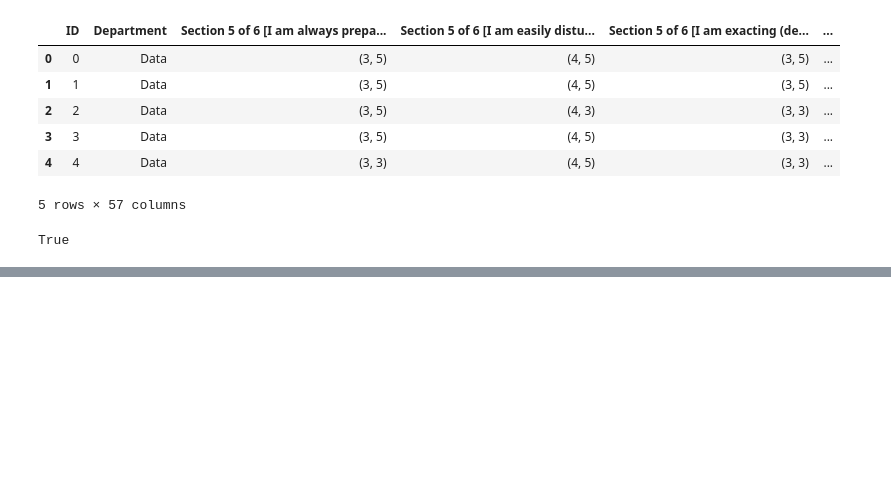
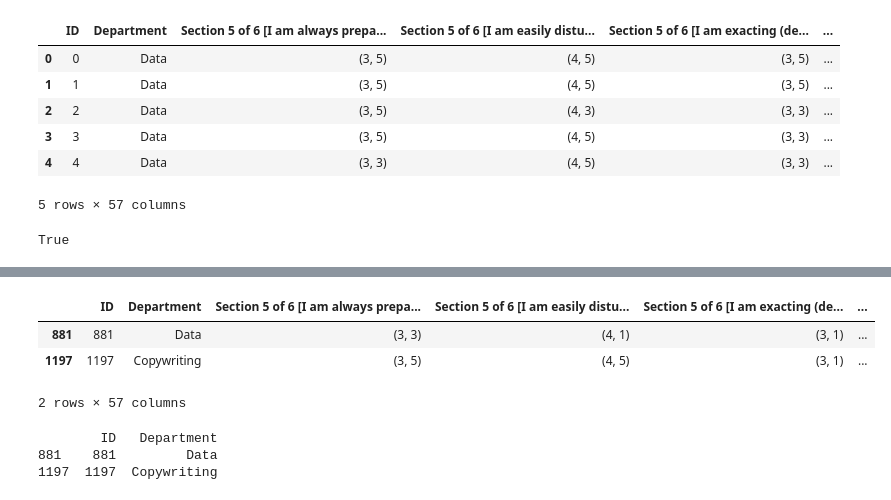
Before and after one commit to Sibusiso1995/Data-wrangling, a Jupyter notebook: data_wrangling.ipynb, the cells around one changed output, grey strips where cells are left out. Saved outputs shown, nothing was run; the diff lists cells and outputs as text; code cells hidden in the pictures; blank space fills up the shorter version.

```diff
--- a/data_wrangling.ipynb
+++ b/data_wrangling.ipynb
@@ -103,0 +89,17 @@ True
+# %%
+#Conditioning the merged dataframe
+score = score_dep[(score_dep['Conscientiousness']<30) & (score_dep['Agreeableness']<30) & (score_dep['Emotional Stability'] <30)]
+score
+# %% [output]
+|  | ID | Department | Section 5 of 6 [I am always prepa... | Section 5 of 6 [I am easily distu... | Section 5 of 6 [I am exacting (de... | ... |
+| 881 | 881 | Data | (3, 3) | (4, 1) | (3, 1) | ... |
+| 1197 | 1197 | Copywriting | (3, 5) | (4, 5) | (3, 1) | ... |
+2 rows × 57 columns
+# %%
+#Printing ID numbers and departments of these applicants
+sep = score[["ID","Department"]]
+print(sep)
+# %% [output]
+        ID   Department
+881    881         Data
+1197  1197  Copywriting
```
Also changed, not shown: parts of 2 cells of this notebook.
